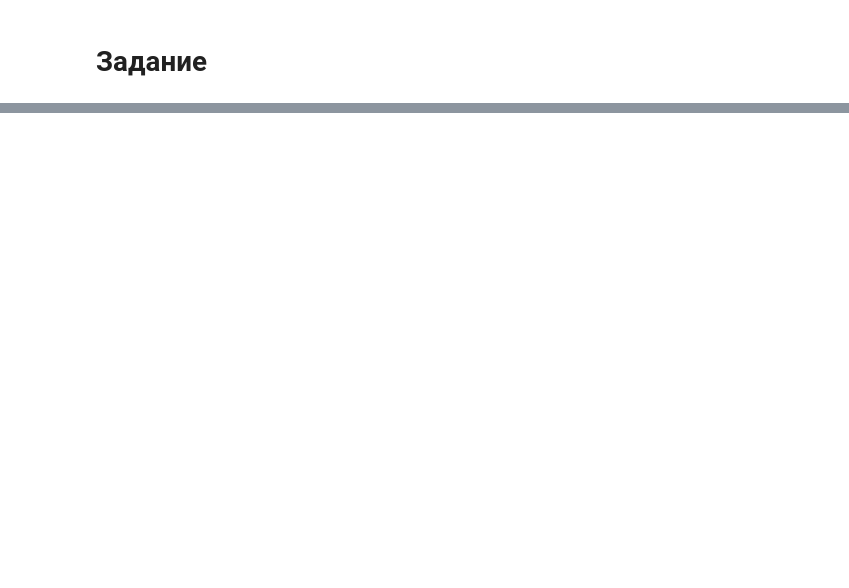
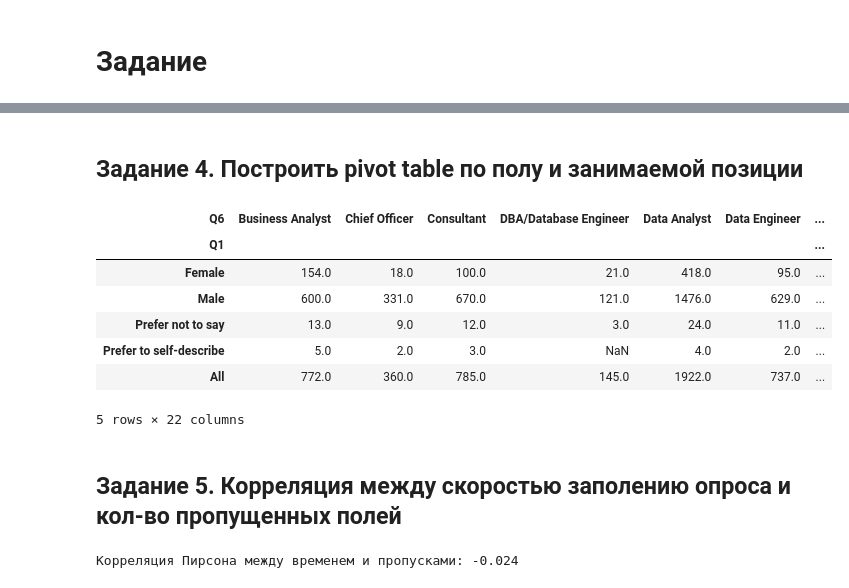
Before and after one commit to KhubbatulinMark/sber-21-rudn, a Jupyter notebook: solutions/02-solution.ipynb, the cells around one changed output, grey strips where cells are left out. Cells and saved outputs as stored; diff of their text form; code cells hidden in the pictures; blank space fills up the shorter version.

```diff
--- a/solutions/02-solution.ipynb
+++ b/solutions/02-solution.ipynb
@@ -123,0 +65,17 @@ data[
+# %%
+age_mapping = {
+    '25-29': 27,
+    '22-24': 23,
+    '30-34': 32,
+    '18-21': 19,
+    '35-39': 37,
+    '40-44': 42,
+    '45-49': 47,
+    '50-54': 52,
+    '55-59': 57,
+    '60-69': 64,
+    '70-79': 75,
+    '80+': 80}
+# %%
+df['age_average'] = df['Q2'].map(age_mapping)
+df['age_average'].value_counts()
@@ -123,0 +175,32 @@ data[
+# %% [markdown]
+## Задание 4. Построить pivot table по полу и занимаемой позиции
+# %%
+df['count'] = 1
+pivot_gender_role = pd.pivot_table(
+    df,
+    values='count',
+    index='Q1',
+    columns='Q6',
+    aggfunc='count',
+    margins=True
+)
+pivot_gender_role
+# %% [output]
+| Q6 | Business Analyst | Chief Officer | Consultant | DBA/Database Engineer | Data Analyst | Data Engineer | ... |
+| Q1 |  |  |  |  |  |  | ... |
+| Female | 154.0 | 18.0 | 100.0 | 21.0 | 418.0 | 95.0 | ... |
+| Male | 600.0 | 331.0 | 670.0 | 121.0 | 1476.0 | 629.0 | ... |
+| Prefer not to say | 13.0 | 9.0 | 12.0 | 3.0 | 24.0 | 11.0 | ... |
+| Prefer to self-describe | 5.0 | 2.0 | 3.0 | NaN | 4.0 | 2.0 | ... |
+| All | 772.0 | 360.0 | 785.0 | 145.0 | 1922.0 | 737.0 | ... |
+5 rows × 22 columns
+# %% [markdown]
+## Задание 5. Корреляция между скоростью заполению опроса и кол-во пропущенных полей
+# %%
+df['Time from Start to Finish (seconds)'] = df['Time from Start to Finish (seconds)'].astype(int)
+df['missing_values_count'] = df.isna().sum(axis=1)
+df['missing_values_count'] += df.eq('-1').sum(axis=1)
+correlation = df['Time from Start to Finish (seconds)'].corr(df['missing_values_count'])
+print(f"Корреляция Пирсона между временем и пропусками: {correlation:.3f}")
+# %% [output]
+Корреляция Пирсона между временем и пропусками: -0.024
```
Also changed, not shown: parts of 50 cells of this notebook, 24 other files.
